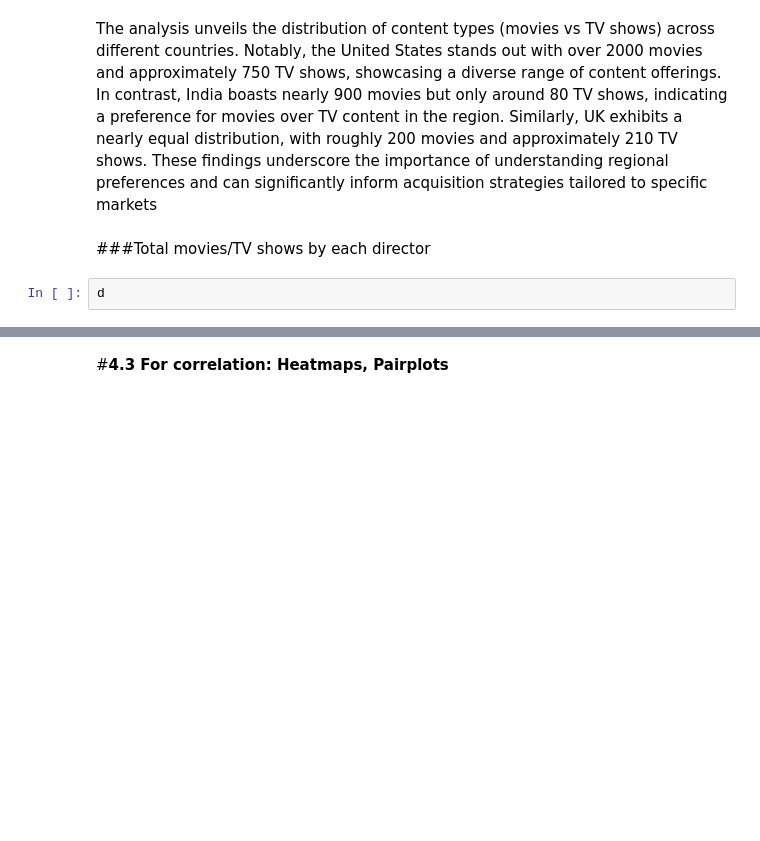
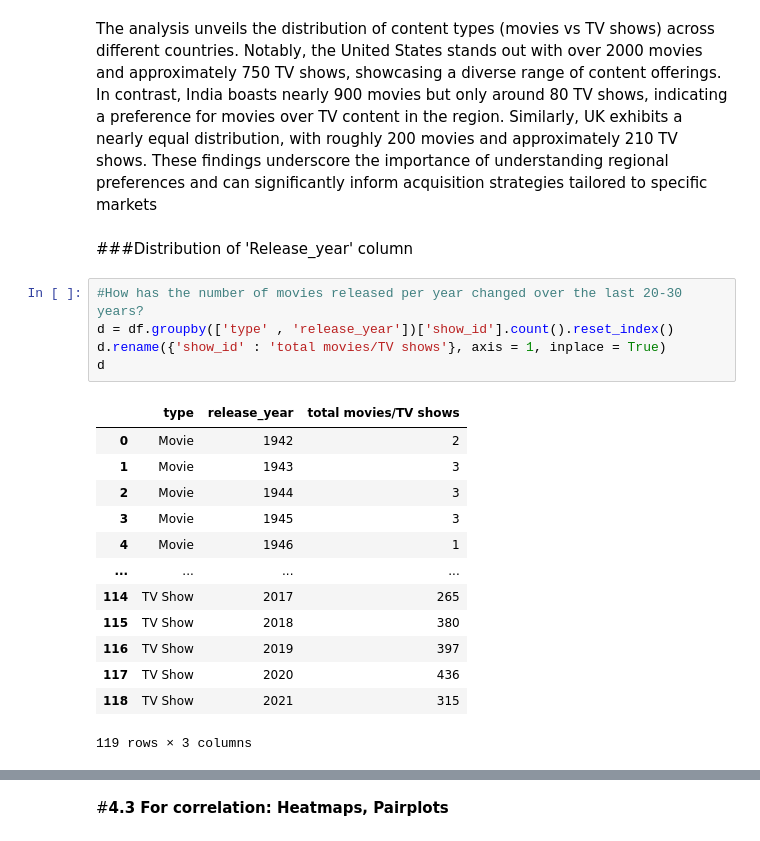
Before and after one commit to sr606/Python-Practice, a Jupyter notebook: Business_Case_Netflix_Data_Exploration_and_Visualisation.ipynb, the cells around one changed output, grey strips where cells are left out. Drawn from its saved outputs; the diff is of its cells as text; blank space fills up the shorter version.

```diff
--- a/Business_Case_Netflix_Data_Exploration_and_Visualisation.ipynb
+++ b/Business_Case_Netflix_Data_Exploration_and_Visualisation.ipynb
@@ -657,7 +666,24 @@ plt.title('Top 15 Countries by Type of Shows')
 # %% [markdown]
 The analysis unveils the distribution of content types (movies vs TV shows) across different countries. Notably, the United States stands out with over 2000 movies and approximately 750 TV shows, showcasing a diverse range of content offerings. In contrast, India boasts nearly 900 movies but only around 80 TV shows, indicating a preference for movies over TV content in the region.
 Similarly, UK exhibits a nearly equal distribution, with roughly 200 movies and approximately 210 TV shows. These findings underscore the importance of understanding regional preferences and can significantly inform acquisition strategies tailored to specific markets
-# %% [markdown]
-###Total movies/TV shows by each director
-# %%
-d
+# %% [markdown]
+###Distribution of 'Release_year' column
+# %%
+#How has the number of movies released per year changed over the last 20-30 years?
+d = df.groupby(['type' , 'release_year'])['show_id'].count().reset_index()
+d.rename({'show_id' : 'total movies/TV shows'}, axis = 1, inplace = True)
+d
+# %% [output]
+|  | type | release_year | total movies/TV shows |
+| 0 | Movie | 1942 | 2 |
+| 1 | Movie | 1943 | 3 |
+| 2 | Movie | 1944 | 3 |
+| 3 | Movie | 1945 | 3 |
+| 4 | Movie | 1946 | 1 |
+| ... | ... | ... | ... |
+| 114 | TV Show | 2017 | 265 |
+| 115 | TV Show | 2018 | 380 |
+| 116 | TV Show | 2019 | 397 |
+| 117 | TV Show | 2020 | 436 |
+| 118 | TV Show | 2021 | 315 |
+119 rows × 3 columns
```
Also changed, not shown: parts of 9 cells of this notebook.
